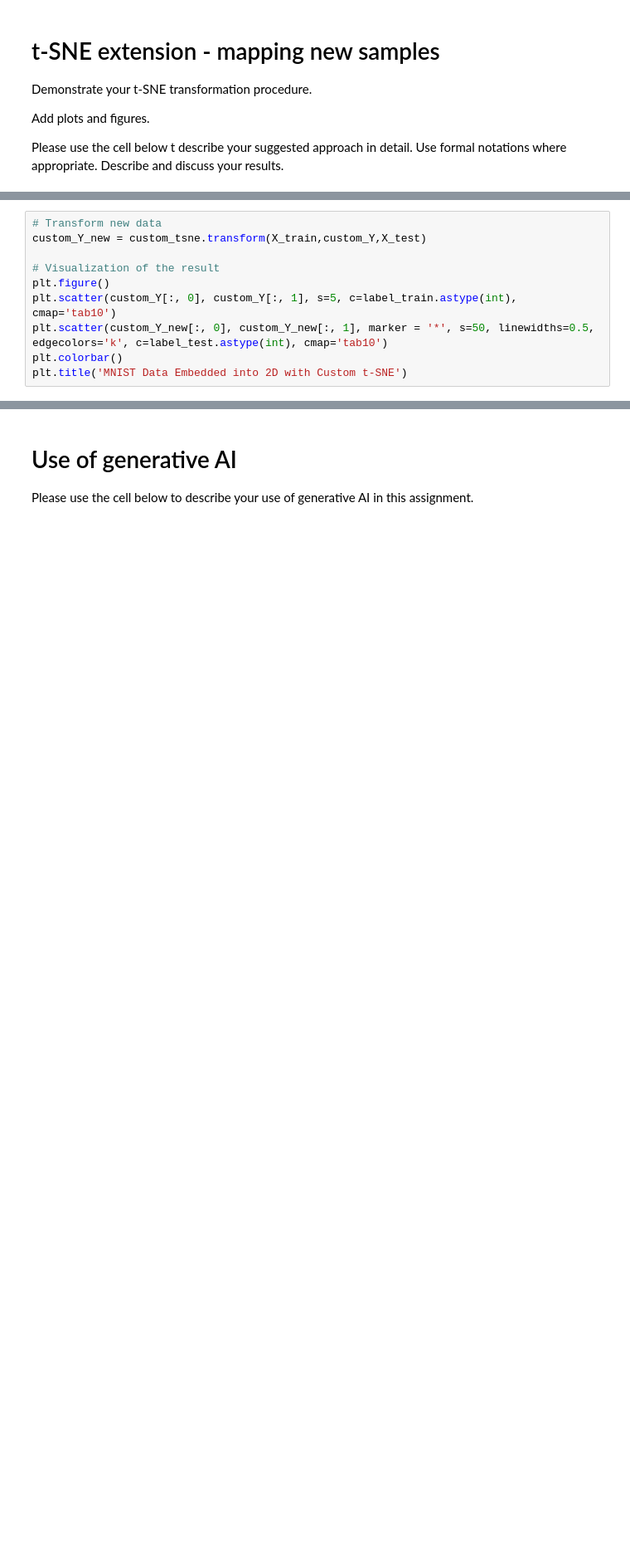
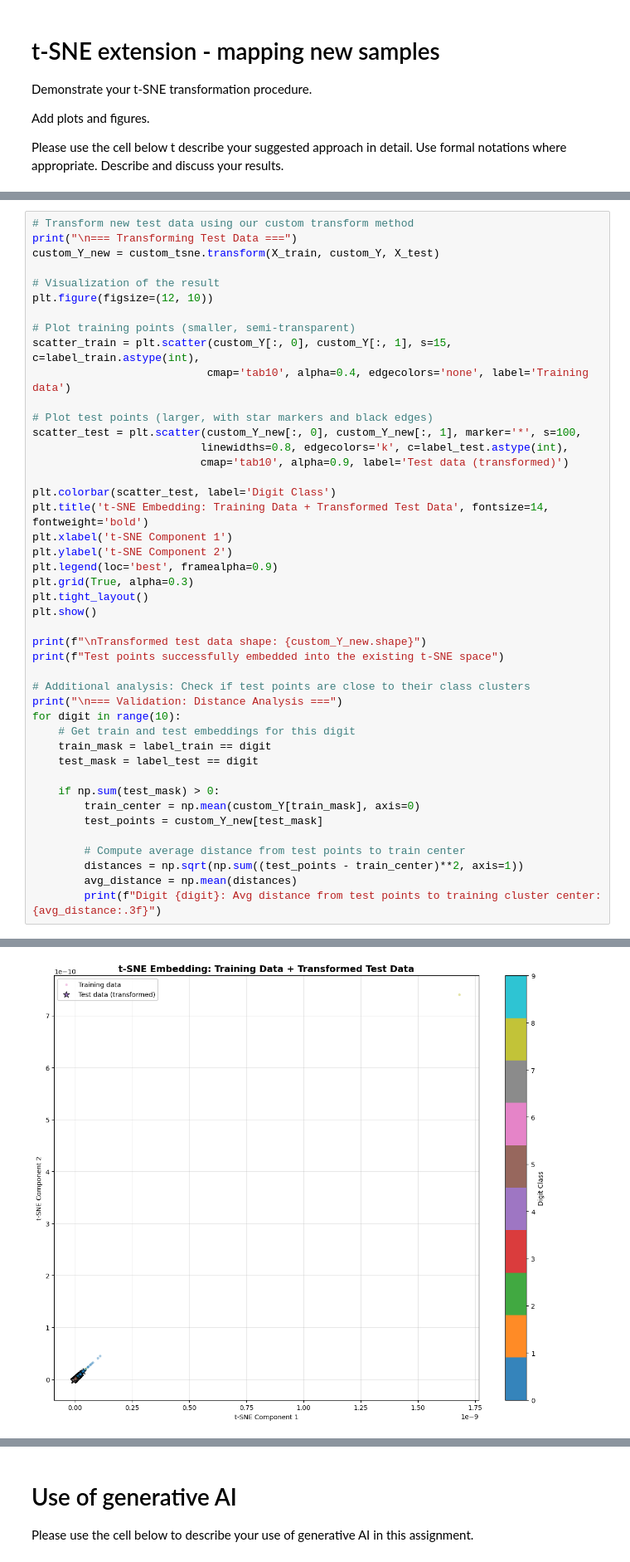
Before and after one commit to Yaligal12/Advanced-Machine-Learning, a Jupyter notebook: HW1.ipynb, the cells around one changed output, grey strips where cells are left out. Shown at 83% size. Saved outputs shown, nothing was run; the diff lists cells and outputs as text; blank space fills up the shorter version.

```diff
--- a/HW1.ipynb
+++ b/HW1.ipynb
@@ -120,10 +477,45 @@ Describe and discuss your results.
 # %%
-# Transform new data
-custom_Y_new = custom_tsne.transform(X_train,custom_Y,X_test)
+# Transform new test data using our custom transform method
+print("\n=== Transforming Test Data ===")
+custom_Y_new = custom_tsne.transform(X_train, custom_Y, X_test)
 
 # Visualization of the result
-plt.figure()
-plt.scatter(custom_Y[:, 0], custom_Y[:, 1], s=5, c=label_train.astype(int), cmap='tab10')
-plt.scatter(custom_Y_new[:, 0], custom_Y_new[:, 1], marker = '*', s=50, linewidths=0.5, edgecolors='k', c=label_test.astype(int), cmap='tab10')
-plt.colorbar()
-plt.title('MNIST Data Embedded into 2D with Custom t-SNE')
+plt.figure(figsize=(12, 10))
+
+# Plot training points (smaller, semi-transparent)
+scatter_train = plt.scatter(custom_Y[:, 0], custom_Y[:, 1], s=15, c=label_train.astype(int),
+                           cmap='tab10', alpha=0.4, edgecolors='none', label='Training data')
+
+# Plot test points (larger, with star markers and black edges)
+scatter_test = plt.scatter(custom_Y_new[:, 0], custom_Y_new[:, 1], marker='*', s=100,
+                          linewidths=0.8, edgecolors='k', c=label_test.astype(int),
+                          cmap='tab10', alpha=0.9, label='Test data (transformed)')
+
+plt.colorbar(scatter_test, label='Digit Class')
+plt.title('t-SNE Embedding: Training Data + Transformed Test Data', fontsize=14, fontweight='bold')
+plt.xlabel('t-SNE Component 1')
+plt.ylabel('t-SNE Component 2')
+plt.legend(loc='best', framealpha=0.9)
+plt.grid(True, alpha=0.3)
+plt.tight_layout()
+plt.show()
+
+print(f"\nTransformed test data shape: {custom_Y_new.shape}")
+print(f"Test points successfully embedded into the existing t-SNE space")
+
+# Additional analysis: Check if test points are close to their class clusters
+print("\n=== Validation: Distance Analysis ===")
+for digit in range(10):
+    # Get train and test embeddings for this digit
+    train_mask = label_train == digit
+    test_mask = label_test == digit
+
+    if np.sum(test_mask) > 0:
+        train_center = np.mean(custom_Y[train_mask], axis=0)
+        test_points = custom_Y_new[test_mask]
+
+        # Compute average distance from test points to train center
+        distances = np.sqrt(np.sum((test_points - train_center)**2, axis=1))
+        avg_distance = np.mean(distances)
+        print(f"Digit {digit}: Avg distance from test points to training cluster center: {avg_distance:.3f}")
+# %% [output]
@@ -129,0 +524 @@ plt.title('MNIST Data Embedded into 2D with Custom t-SNE')
+[figure, added]
```
Also changed, not shown: parts of 12 cells of this notebook, 1 other file.
